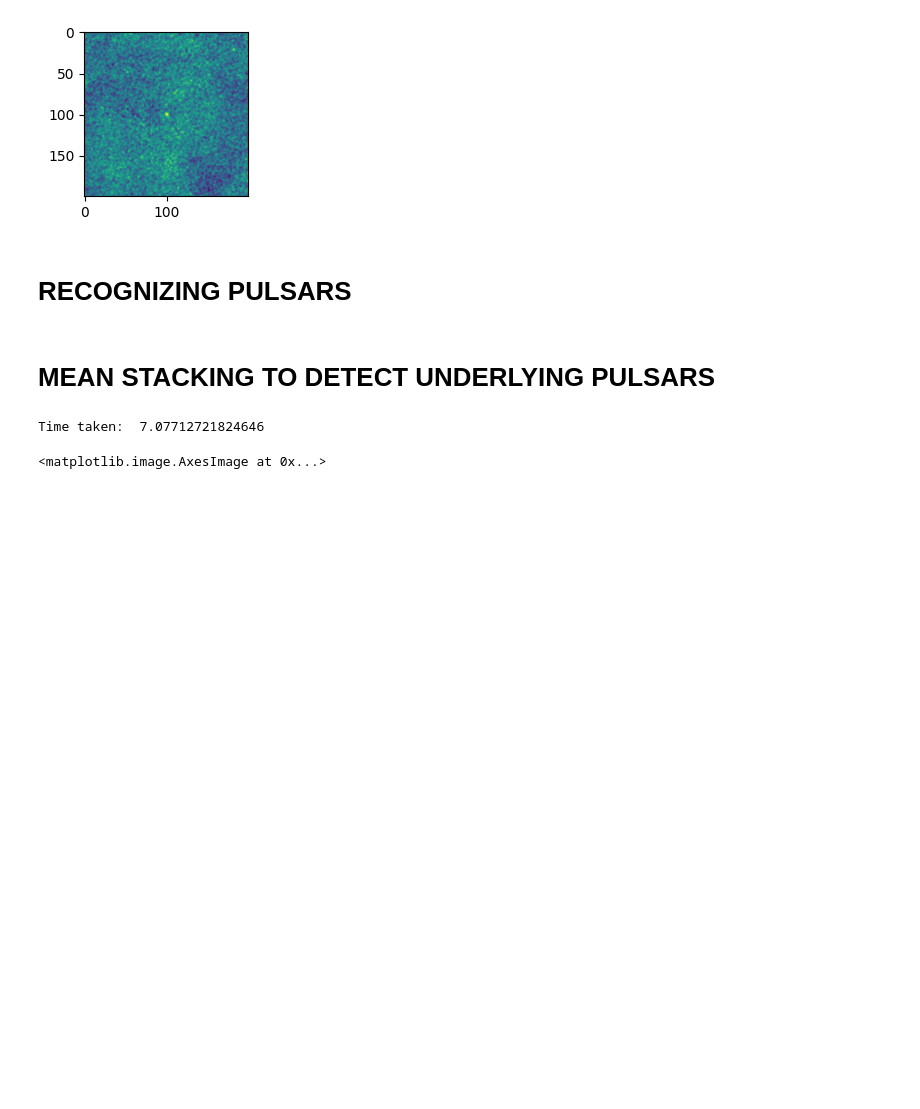
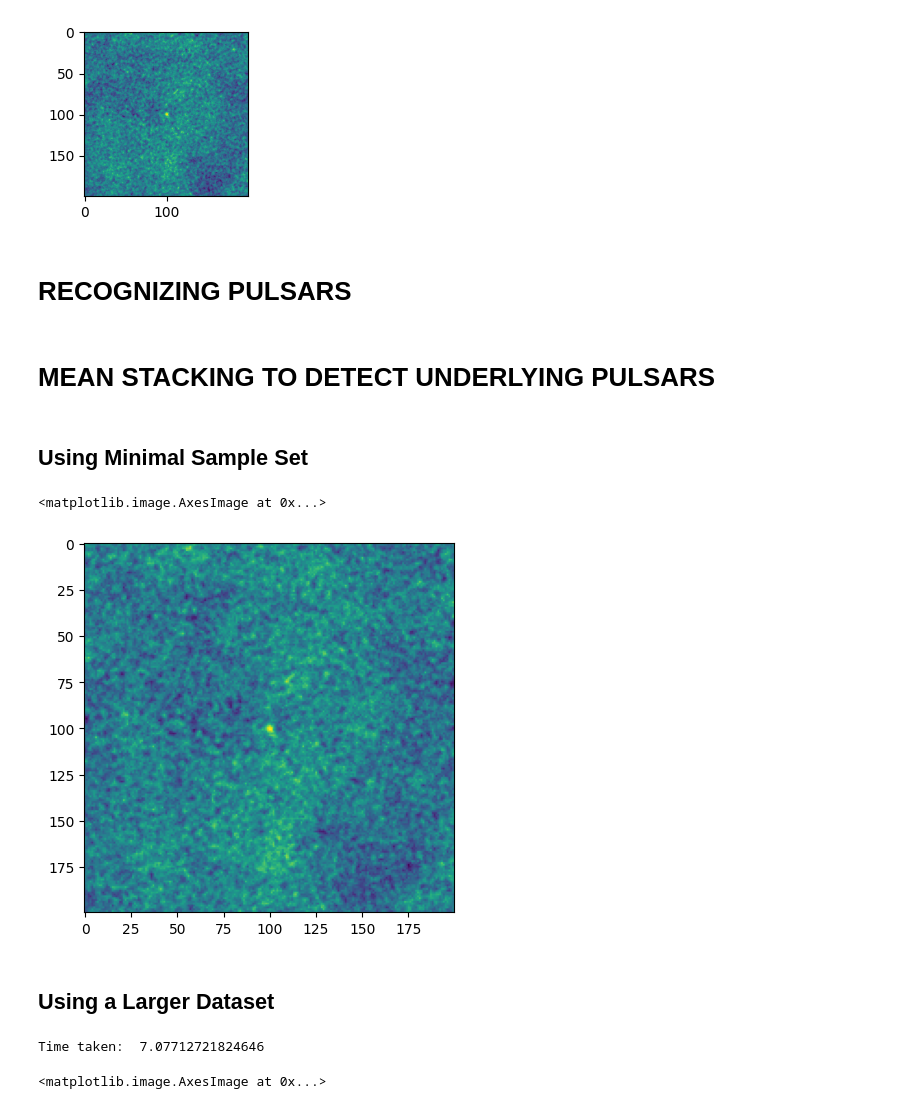
Before and after one commit to jesherjoshua/seds-spaceweek-2022, a Jupyter notebook: pulsars.ipynb, the cells around one changed output. Drawn from its saved outputs; the diff is of its cells as text; code cells hidden in the pictures; blank space fills up the shorter version.

Commit message:
Jesher: add demo for sample set

```diff
--- a/pulsars.ipynb
+++ b/pulsars.ipynb
@@ -135,6 +135,19 @@ for i in range(10):
 # RECOGNIZING PULSARS
 # %% [markdown]
 # MEAN STACKING TO DETECT UNDERLYING PULSARS
+# %% [markdown]
+## Using Minimal Sample Set
+# %%
+data=0
+for i in range(len(samples)):
+    data+=fits.open('/Users/jesherjoshua/Downloads/pulsars_fits_11/'+samples[i])[0].data
+avg=data/len(samples)
+plt.imshow(avg)
+# %% [output]
+<matplotlib.image.AxesImage at 0x...>
+[figure, added]
+# %% [markdown]
+## Using a Larger Dataset
 # %%
 acc=0
 start=time()
```
Also changed, not shown: parts of 5 cells of this notebook.
